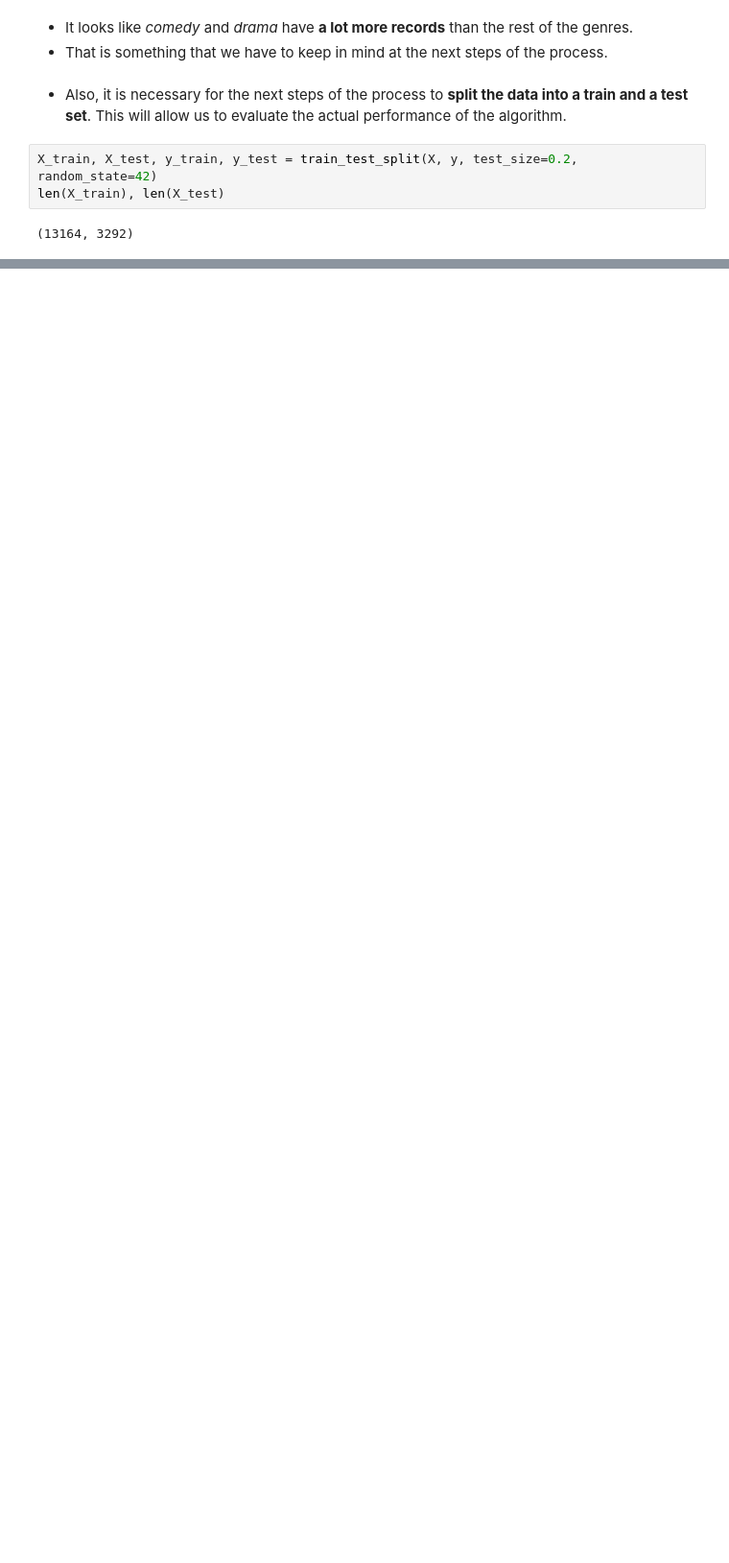
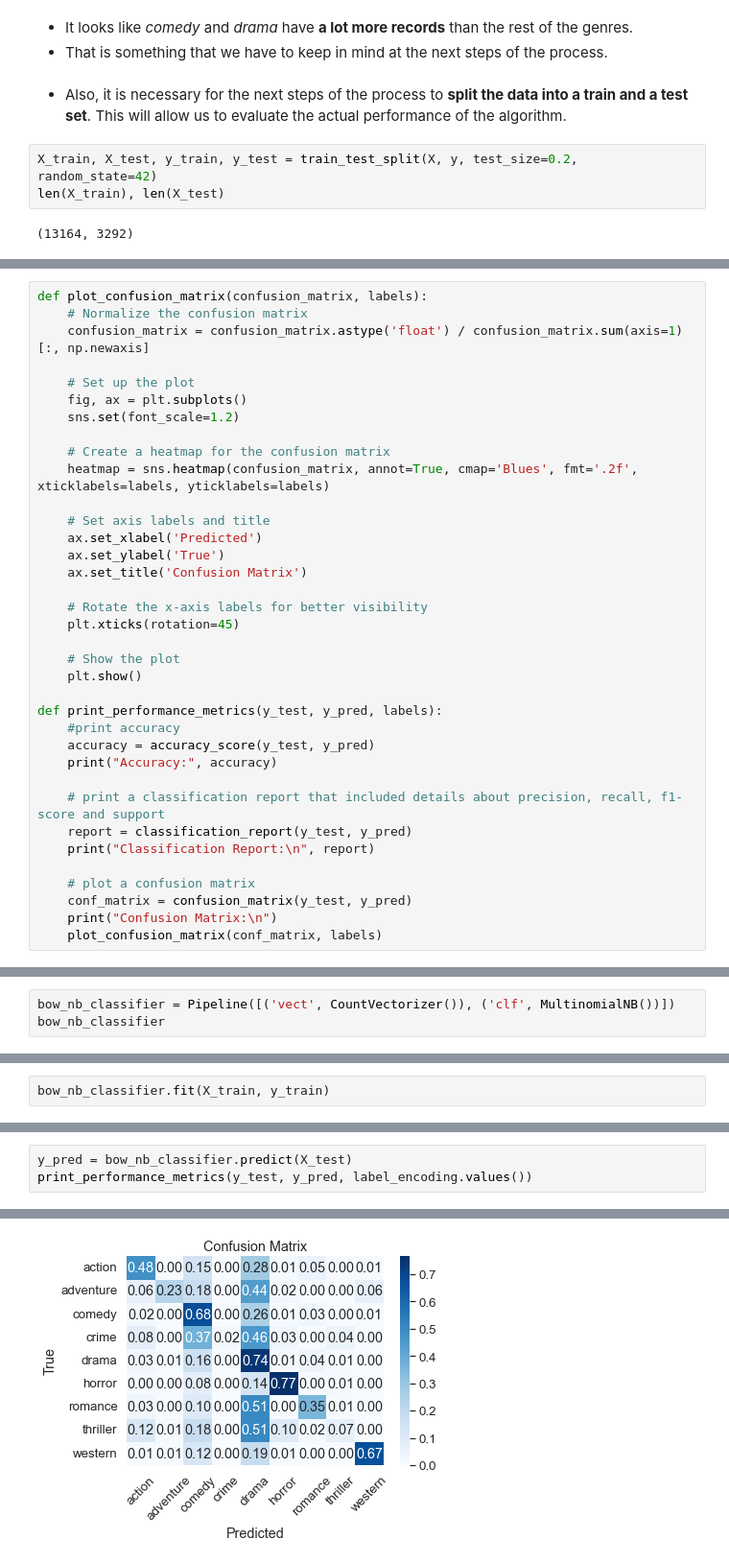
Before and after one commit to giorgossideris/movie_plots_nlp, a Jupyter notebook: genre_classification.ipynb, the cells around one changed output, grey strips where cells are left out. Shown: that part at 96% size. Cells and saved outputs as stored; diff of their text form; blank space fills up the shorter version.

```diff
--- a/genre_classification.ipynb
+++ b/genre_classification.ipynb
@@ -90,0 +94,36 @@ len(X_train), len(X_test)
+# %%
+def plot_confusion_matrix(confusion_matrix, labels):
+    # Normalize the confusion matrix
+    confusion_matrix = confusion_matrix.astype('float') / confusion_matrix.sum(axis=1)[:, np.newaxis]
+
+    # Set up the plot
+    fig, ax = plt.subplots()
+    sns.set(font_scale=1.2)
+
+    # Create a heatmap for the confusion matrix
+    heatmap = sns.heatmap(confusion_matrix, annot=True, cmap='Blues', fmt='.2f', xticklabels=labels, yticklabels=labels)
+
+    # Set axis labels and title
+    ax.set_xlabel('Predicted')
+    ax.set_ylabel('True')
+    ax.set_title('Confusion Matrix')
+
+    # Rotate the x-axis labels for better visibility
+    plt.xticks(rotation=45)
+
+    # Show the plot
+    plt.show()
+
+def print_performance_metrics(y_test, y_pred, labels):
+    #print accuracy
+    accuracy = accuracy_score(y_test, y_pred)
+    print("Accuracy:", accuracy)
+
+    # print a classification report that included details about precision, recall, f1-score and support
+    report = classification_report(y_test, y_pred)
+    print("Classification Report:\n", report)
+
+    # plot a confusion matrix
+    conf_matrix = confusion_matrix(y_test, y_pred)
+    print("Confusion Matrix:\n")
+    plot_confusion_matrix(conf_matrix, labels)
@@ -90,0 +148,3 @@ len(X_train), len(X_test)
+# %%
+bow_nb_classifier = Pipeline([('vect', CountVectorizer()), ('clf', MultinomialNB())])
+bow_nb_classifier
@@ -90,0 +156,2 @@ len(X_train), len(X_test)
+# %%
+bow_nb_classifier.fit(X_train, y_train)
@@ -90,0 +162,4 @@ len(X_train), len(X_test)
+# %%
+y_pred = bow_nb_classifier.predict(X_test)
+print_performance_metrics(y_test, y_pred, label_encoding.values())
+# %% [output]
@@ -90,0 +185 @@ len(X_train), len(X_test)
+[figure, added]
```
Also changed, not shown: parts of 9 cells of this notebook.
